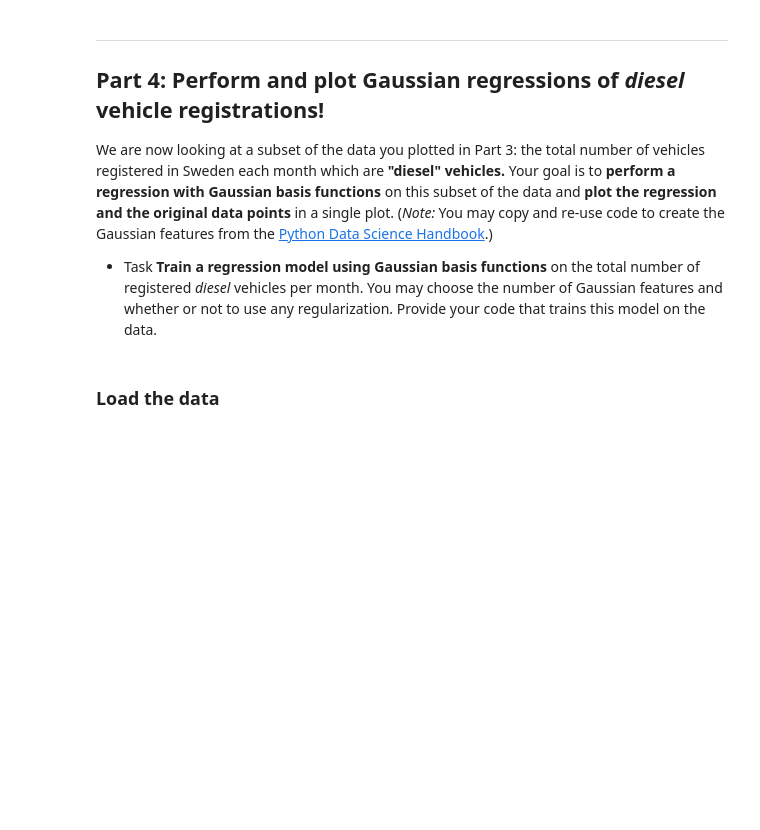
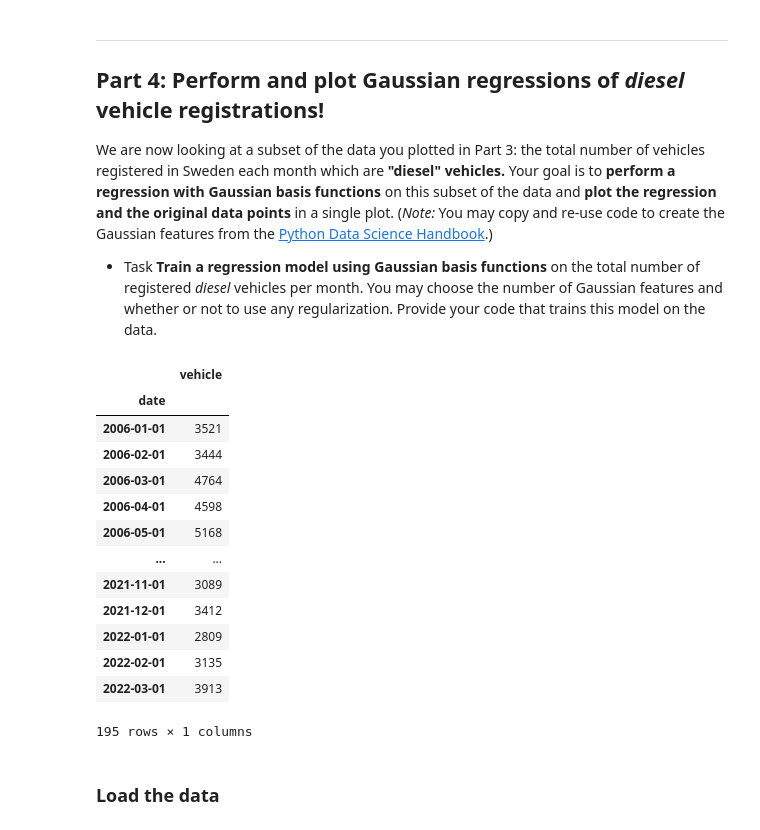
Before and after one commit to KorwinBieniek/kaggle_projects, a Jupyter notebook: notebooks/university_notebooks/Assignment_1.ipynb, the cells around one changed output. Saved outputs shown, nothing was run; the diff lists cells and outputs as text; code cells hidden in the pictures; blank space fills up the shorter version.

```diff
--- a/notebooks/university_notebooks/Assignment_1.ipynb
+++ b/notebooks/university_notebooks/Assignment_1.ipynb
@@ -320,6 +321,24 @@ plt.show()
 We are now looking at a subset of the data you plotted in Part 3: the total number of vehicles registered in Sweden each month which are **"diesel" vehicles.** Your goal is to **perform a regression with Gaussian basis functions** on this subset of the data and **plot the regression and the original data points** in a single plot. (_Note:_ You may copy and re-use code to create the Gaussian features from the [Python Data Science Handbook](https://jakevdp.github.io/PythonDataScienceHandbook/).)
 
 - <span class="badge">Task</span> **Train a regression model using Gaussian basis functions** on the total number of registered _diesel_ vehicles per month.  You may choose the number of Gaussian features and whether or not to use any regularization.  Provide your code that trains this model on the data.
+# %%
+train_df = df_long[df_long.fuel_categorized=='diesel'].groupby('date').sum()
+train_df
+# %% [output]
+|  | vehicle |
+| date |  |
+| 2006-01-01 | 3521 |
+| 2006-02-01 | 3444 |
+| 2006-03-01 | 4764 |
+| 2006-04-01 | 4598 |
+| 2006-05-01 | 5168 |
+| ... | ... |
+| 2021-11-01 | 3089 |
+| 2021-12-01 | 3412 |
+| 2022-01-01 | 2809 |
+| 2022-02-01 | 3135 |
+| 2022-03-01 | 3913 |
+195 rows × 1 columns
 # %% [markdown]
 ### Load the data
 # %%
```
Also changed, not shown: parts of 1 cell of this notebook, 8 other files.
